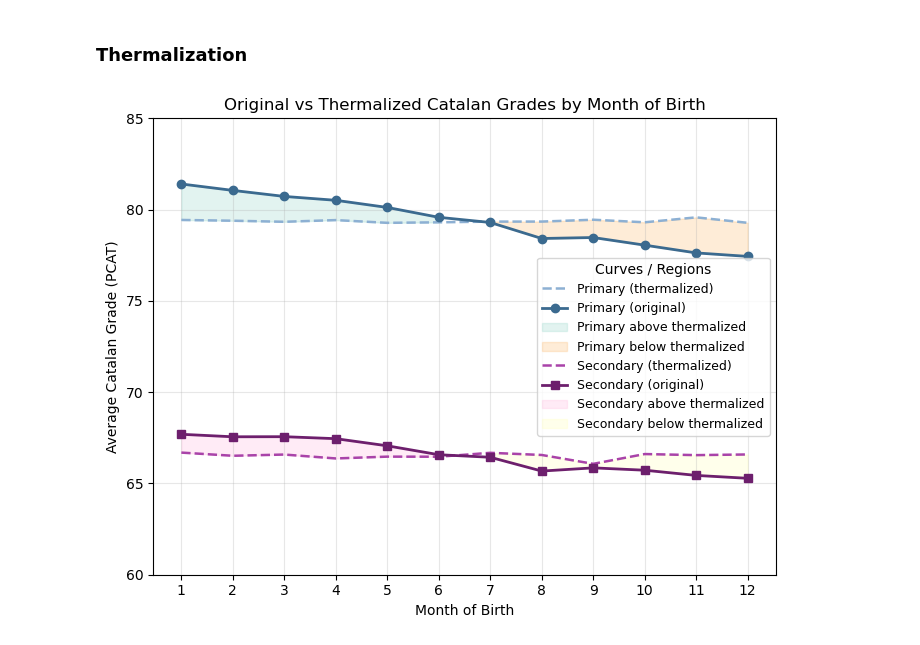
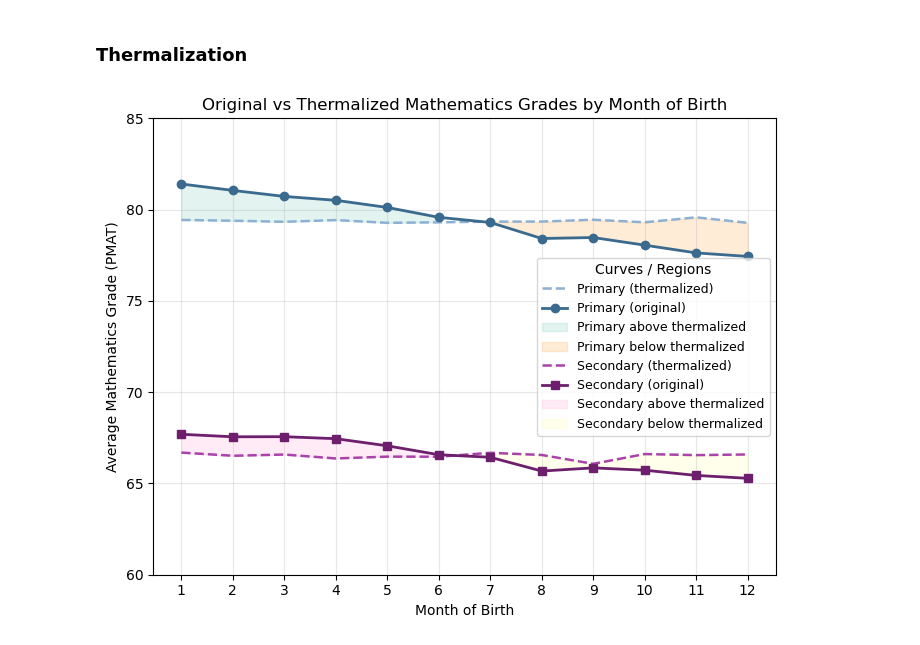
Before and after one commit to m-garcia-rodriguez/Education-Big-Data-Project, a Jupyter notebook: Notebooks/exploration-itxaso.ipynb, the cells around one changed output. Drawn from its saved outputs; the diff is of its cells as text; code cells hidden in the pictures.

Commit message:
all-asignaturas-thermalized-2000

```diff
--- a/Notebooks/exploration-itxaso.ipynb
+++ b/Notebooks/exploration-itxaso.ipynb
@@ -535,33 +539,33 @@ plt.plot(x_S_th, y_S_th, linestyle='--', linewidth=1.8,
          color="#A943A9", label='Secondary (thermalized)')
 # Plot original means
 plt.plot(x_S, y_S, marker='s', linewidth=2, color="#6D1F6D",
          label='Secondary (original)')
 
 
 # Fill where original is above thermalized
 plt.fill_between(
     x_S, y_S, np.interp(x_S, x_S_th, y_S_th),
     where=(y_S >= np.interp(x_S, x_S_th, y_S_th)),
     alpha=0.25, color='#FFB3DE', label='Secondary above thermalized'
 )
 
 # Fill where original is below thermalized
 plt.fill_between(
     x_S, y_S, np.interp(x_S, x_S_th, y_S_th),
     where=(y_S < np.interp(x_S, x_S_th, y_S_th)),
     alpha=0.25, color='#FFFFB3', label='Secondary below thermalized'
 )
 
 # Axes and formatting
 plt.xlabel('Month of Birth')
-plt.ylabel('Average Catalan Grade (PCAT)')
-plt.title('Original vs Thermalized Catalan Grades by Month of Birth')
+plt.ylabel('Average Mathematics Grade (PMAT)')
+plt.title('Original vs Thermalized Mathematics Grades by Month of Birth')
 plt.xticks(range(1, 13))
 plt.yticks(range(60, 86, 5))
 plt.ylim(60, 85)
 plt.legend(title='Curves / Regions', fontsize=9)
 plt.grid(True, alpha=0.3)
 plt.tight_layout()
 plt.show()
 # %% [output]
-[figure, old version]
+[figure, new version]
```
Also changed, not shown: parts of 22 cells of this notebook.
